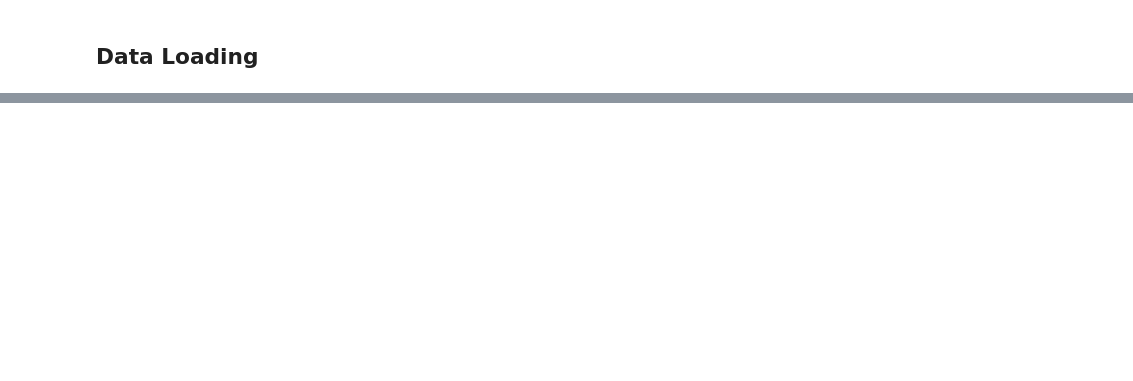
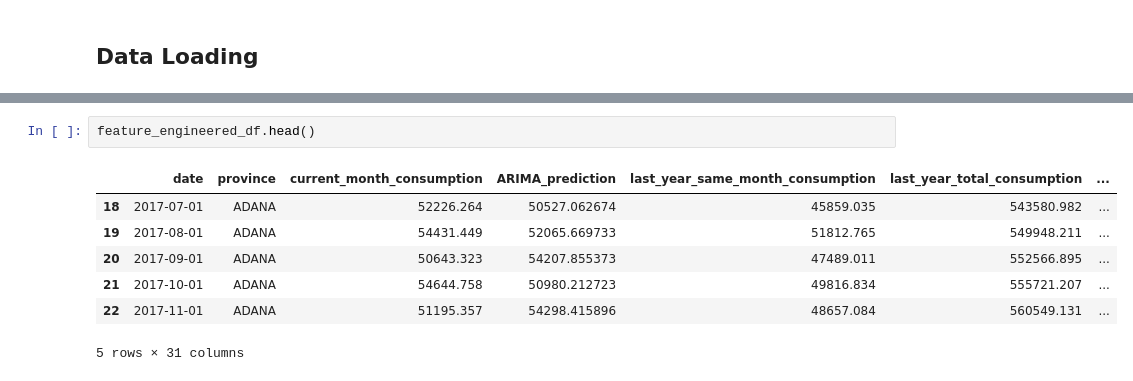
Before and after one commit to dberkerdem/diesel_consumption_prediction, a Jupyter notebook: model_pipeline.ipynb, the cells around one changed output, grey strips where cells are left out. Cells and saved outputs as stored; diff of their text form; blank space fills up the shorter version.

```diff
--- a/model_pipeline.ipynb
+++ b/model_pipeline.ipynb
@@ -835,0 +192,10 @@ Shape of dataframe is :  (81, 5)
+# %%
+feature_engineered_df.head()
+# %% [output]
+|  | date | province | current_month_consumption | ARIMA_prediction | last_year_same_month_consumption | last_year_total_consumption | ... |
+| 18 | 2017-07-01 | ADANA | 52226.264 | 50527.062674 | 45859.035 | 543580.982 | ... |
+| 19 | 2017-08-01 | ADANA | 54431.449 | 52065.669733 | 51812.765 | 549948.211 | ... |
+| 20 | 2017-09-01 | ADANA | 50643.323 | 54207.855373 | 47489.011 | 552566.895 | ... |
+| 21 | 2017-10-01 | ADANA | 54644.758 | 50980.212723 | 49816.834 | 555721.207 | ... |
+| 22 | 2017-11-01 | ADANA | 51195.357 | 54298.415896 | 48657.084 | 560549.131 | ... |
+5 rows × 31 columns
```
Also changed, not shown: parts of 75 cells of this notebook, 1 other file.
